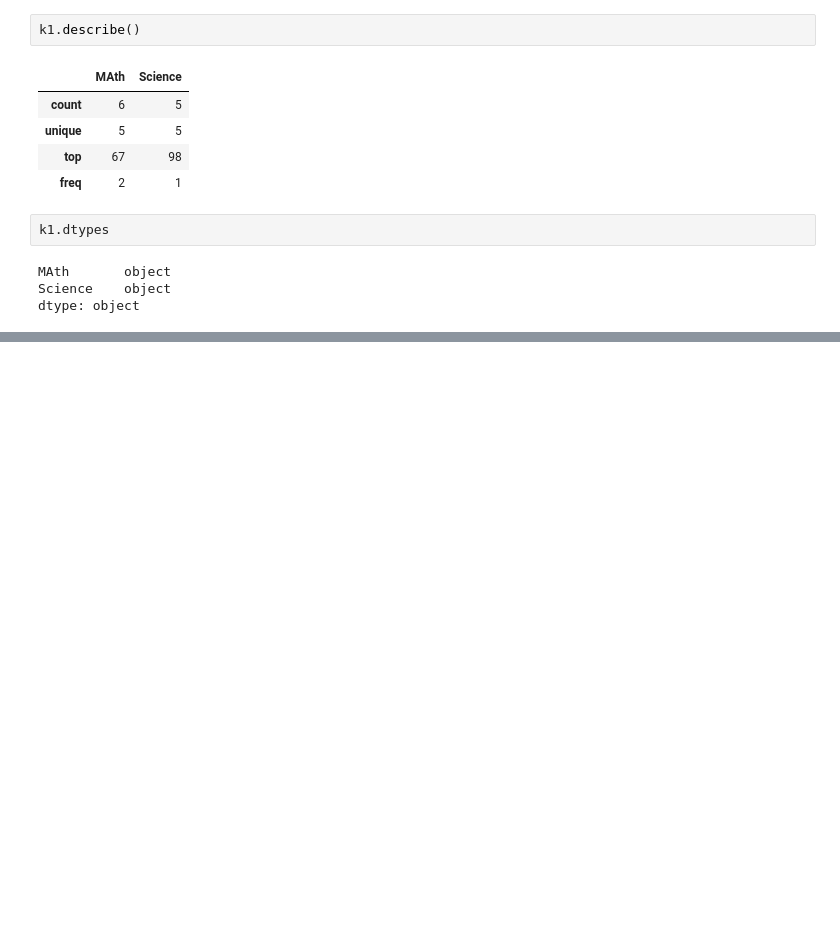
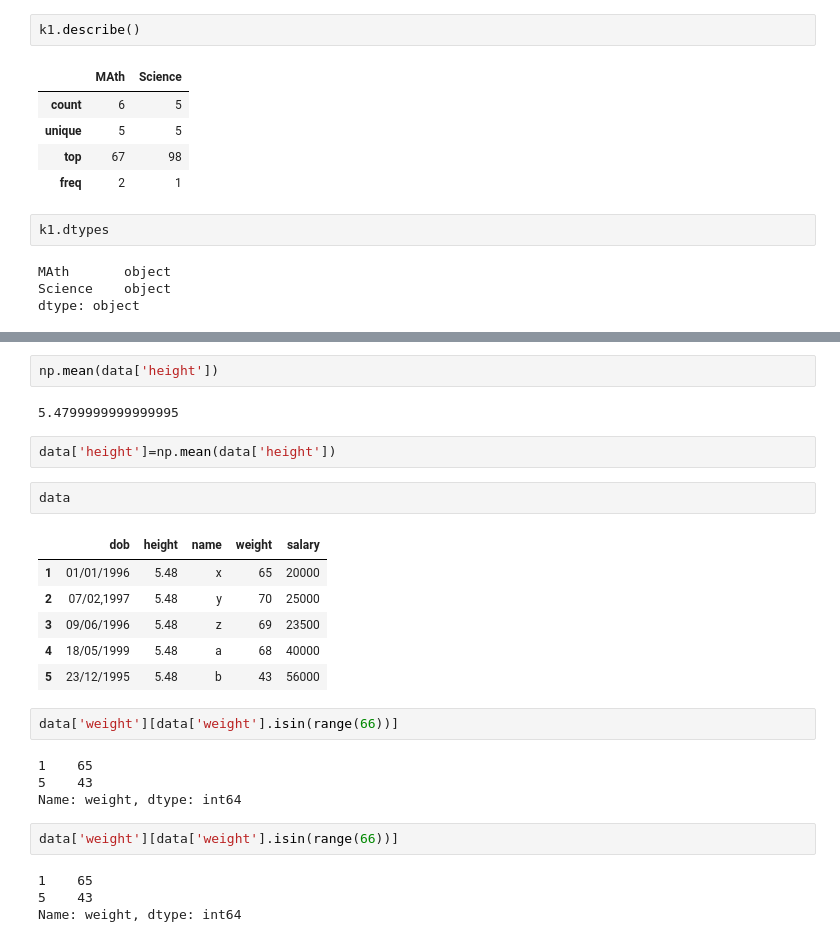
Before and after one commit to kirtibajaj/DataScience, a Jupyter notebook: PAndas_Intro.ipynb, the cells around one changed output, grey strips where cells are left out. Drawn from its saved outputs; the diff is of its cells as text; blank space fills up the shorter version.

```diff
--- a/PAndas_Intro.ipynb
+++ b/PAndas_Intro.ipynb
@@ -431,0 +498,27 @@ dtype: object
+# %%
+np.mean(data['height'])
+# %% [output]
+5.4799999999999995
+# %%
+data['height']=np.mean(data['height'])
+# %%
+data
+# %% [output]
+|  | dob | height | name | weight | salary |
+| 1 | 01/01/1996 | 5.48 | x | 65 | 20000 |
+| 2 | 07/02,1997 | 5.48 | y | 70 | 25000 |
+| 3 | 09/06/1996 | 5.48 | z | 69 | 23500 |
+| 4 | 18/05/1999 | 5.48 | a | 68 | 40000 |
+| 5 | 23/12/1995 | 5.48 | b | 43 | 56000 |
+# %%
+data['weight'][data['weight'].isin(range(66))]
+# %% [output]
+1    65
+5    43
+Name: weight, dtype: int64
+# %%
+data['weight'][data['weight'].isin(range(66))]
+# %% [output]
+1    65
+5    43
+Name: weight, dtype: int64
```
Also changed, not shown: parts of 28 cells of this notebook, 1 other file.
